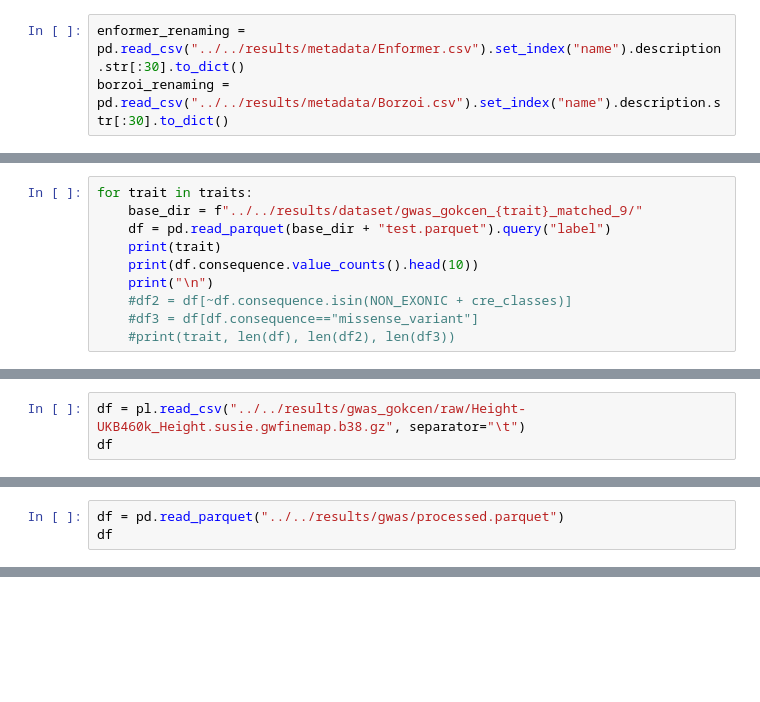
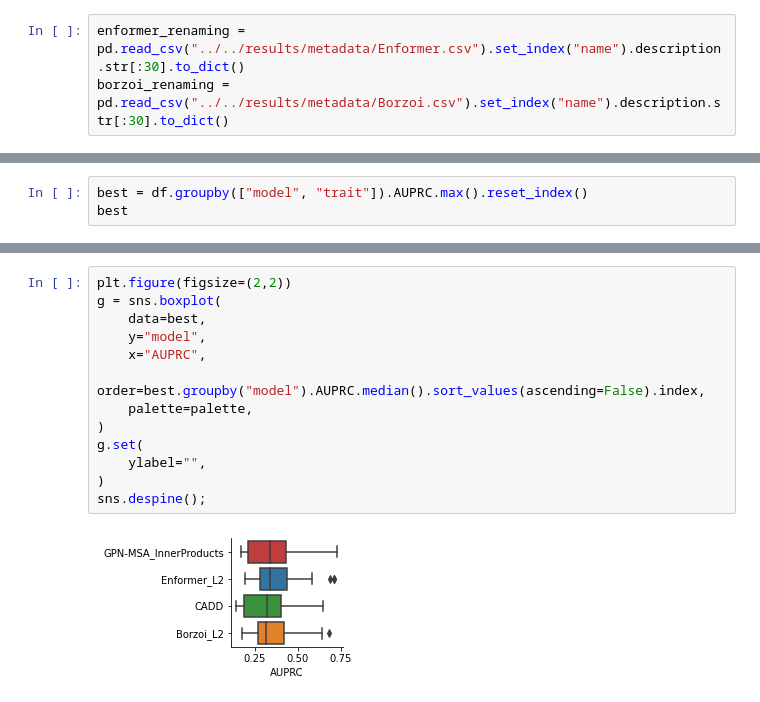
Before and after one commit to minjaf/TraitGym, a Jupyter notebook: workflow/notebooks/top_features.ipynb, the cells around one changed output, grey strips where cells are left out. Drawn from its saved outputs; the diff is of its cells as text; blank space fills up the shorter version.

```diff
--- a/workflow/notebooks/top_features.ipynb
+++ b/workflow/notebooks/top_features.ipynb
@@ -167,10 +132,0 @@ cre_classes = ["PLS", "pELS", "dELS", "DNase-H3K4me3", "CTCF-only"]
-# %%
-for trait in traits:
-    base_dir = f"../../results/dataset/gwas_gokcen_{trait}_matched_9/"
-    df = pd.read_parquet(base_dir + "test.parquet").query("label")
-    print(trait)
-    print(df.consequence.value_counts().head(10))
-    print("\n")
-    #df2 = df[~df.consequence.isin(NON_EXONIC + cre_classes)]
-    #df3 = df[df.consequence=="missense_variant"]
-    #print(trait, len(df), len(df2), len(df3))
@@ -199,3 +132,0 @@ Name: count, dtype: int64
-# %%
-df = pl.read_csv("../../results/gwas_gokcen/raw/Height-UKB460k_Height.susie.gwfinemap.b38.gz", separator="\t")
-df
@@ -286,3 +132,0 @@ df[["CHR", "CREDIBLE_SET"]].drop_duplicates().shape
-# %%
-df = pd.read_parquet("../../results/gwas/processed.parquet")
-df
@@ -302,0 +133,3 @@ df
+# %%
+best = df.groupby(["model", "trait"]).AUPRC.max().reset_index()
+best
@@ -302,0 +150,15 @@ df
+# %%
+plt.figure(figsize=(2,2))
+g = sns.boxplot(
+    data=best,
+    y="model",
+    x="AUPRC",
+    order=best.groupby("model").AUPRC.median().sort_values(ascending=False).index,
+    palette=palette,
+)
+g.set(
+    ylabel="",
+)
+sns.despine();
+# %% [output]
+[figure, added]
```
Also changed, not shown: parts of 25 cells of this notebook, 5 other files.
